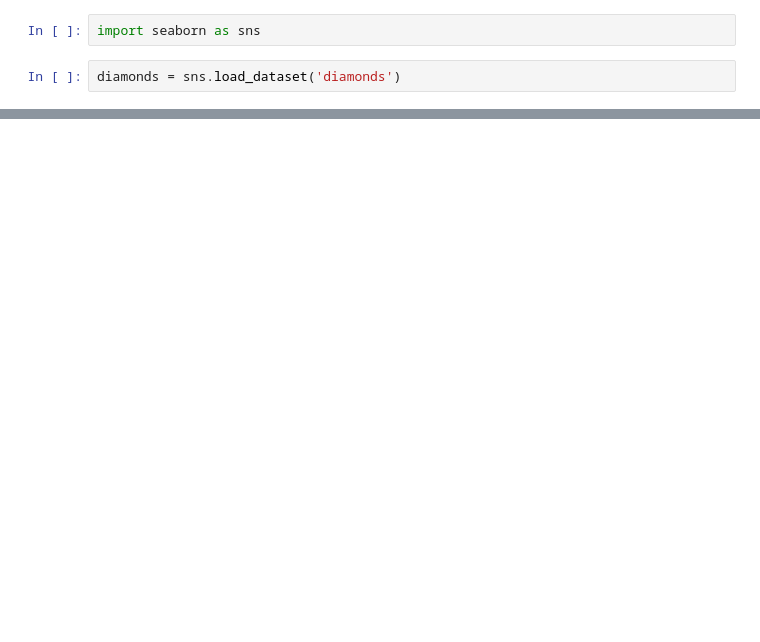
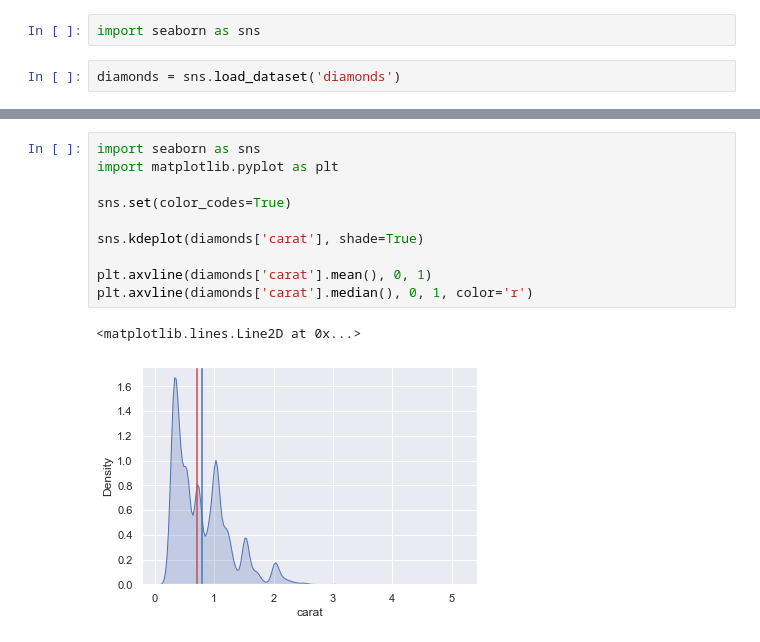
Before and after one commit to KDIET1/Data-Science-Projects, a Jupyter notebook: myJupyterNotebooks/Exploratory Data Analysis With Python.ipynb, the cells around one changed output, grey strips where cells are left out. Cells and saved outputs as stored; diff of their text form; blank space fills up the shorter version.

```diff
--- a/myJupyterNotebooks/Exploratory Data Analysis With Python.ipynb
+++ b/myJupyterNotebooks/Exploratory Data Analysis With Python.ipynb
@@ -21,0 +32,13 @@ plt.plot(len(data) -1, data[-1])
+# %%
+import seaborn as sns
+import matplotlib.pyplot as plt
+
+sns.set(color_codes=True)
+
+sns.kdeplot(diamonds['carat'], shade=True)
+
+plt.axvline(diamonds['carat'].mean(), 0, 1)
+plt.axvline(diamonds['carat'].median(), 0, 1, color='r')
+# %% [output]
+<matplotlib.lines.Line2D at 0x...>
+[figure, added]
```
Also changed, not shown: parts of 13 cells of this notebook.
